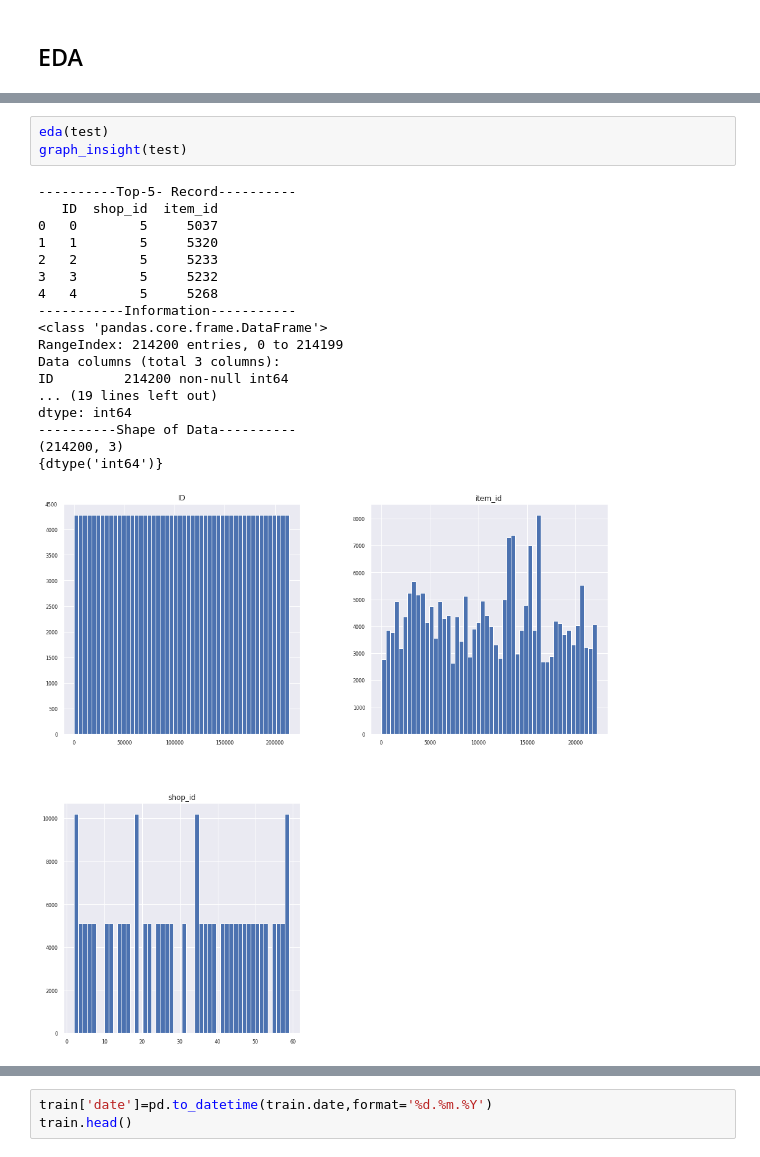
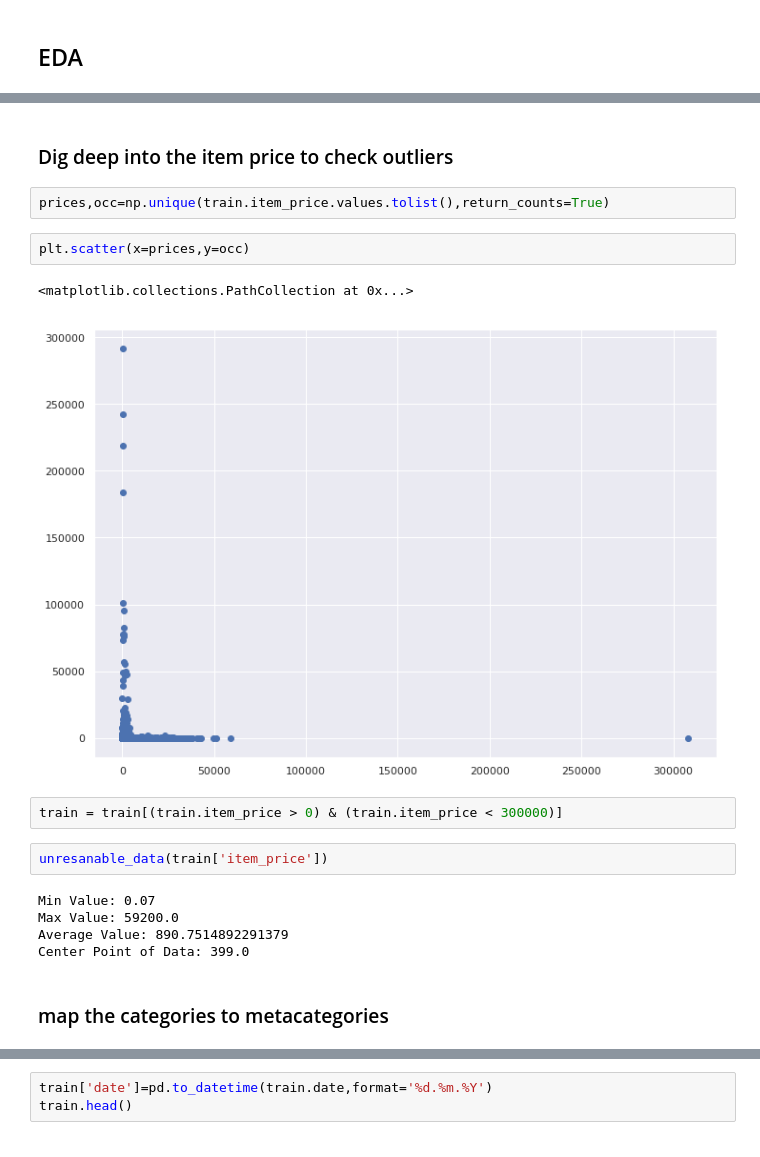
Before and after one commit to Sigm0oid/DataScience, a Jupyter notebook: Predict_Future_Sales.ipynb, the cells around one changed output, grey strips where cells are left out. Cells and saved outputs as stored; diff of their text form.

```diff
--- a/Predict_Future_Sales.ipynb
+++ b/Predict_Future_Sales.ipynb
@@ -58,22 +67,20 @@ dtype: int64
-# %%
-eda(test)
-graph_insight(test)
-# %% [output]
-----------Top-5- Record----------
-   ID  shop_id  item_id
-0   0        5     5037
-1   1        5     5320
-2   2        5     5233
-3   3        5     5232
-4   4        5     5268
------------Information-----------
-<class 'pandas.core.frame.DataFrame'>
-RangeIndex: 214200 entries, 0 to 214199
-Data columns (total 3 columns):
-ID         214200 non-null int64
-... (19 lines left out)
-dtype: int64
-----------Shape of Data----------
-(214200, 3)
-{dtype('int64')}
-[figure, removed]
+# %% [markdown]
+### Dig deep into the item price to check outliers
+# %%
+prices,occ=np.unique(train.item_price.values.tolist(),return_counts=True)
+# %%
+plt.scatter(x=prices,y=occ)
+# %% [output]
+<matplotlib.collections.PathCollection at 0x...>
+[figure, added]
+# %%
+train = train[(train.item_price > 0) & (train.item_price < 300000)]
+# %%
+unresanable_data(train['item_price'])
+# %% [output]
+Min Value: 0.07
+Max Value: 59200.0
+Average Value: 890.7514892291379
+Center Point of Data: 399.0
+# %% [markdown]
+### map the categories to metacategories
```
Also changed, not shown: parts of 70 cells of this notebook, 1 other file.
